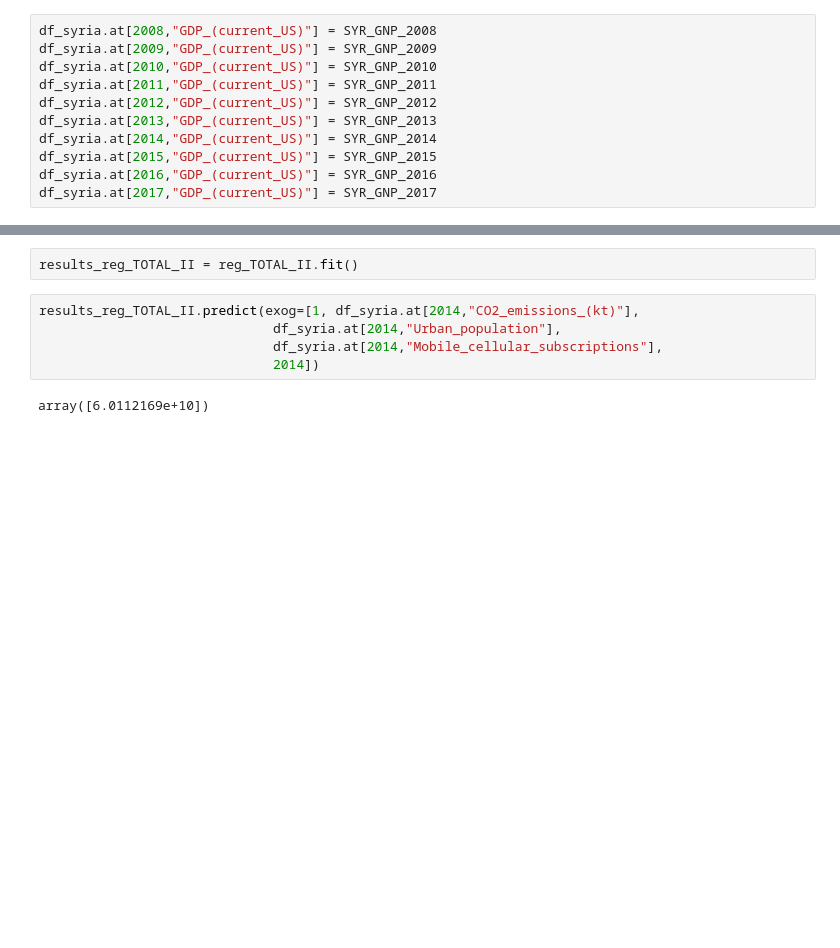
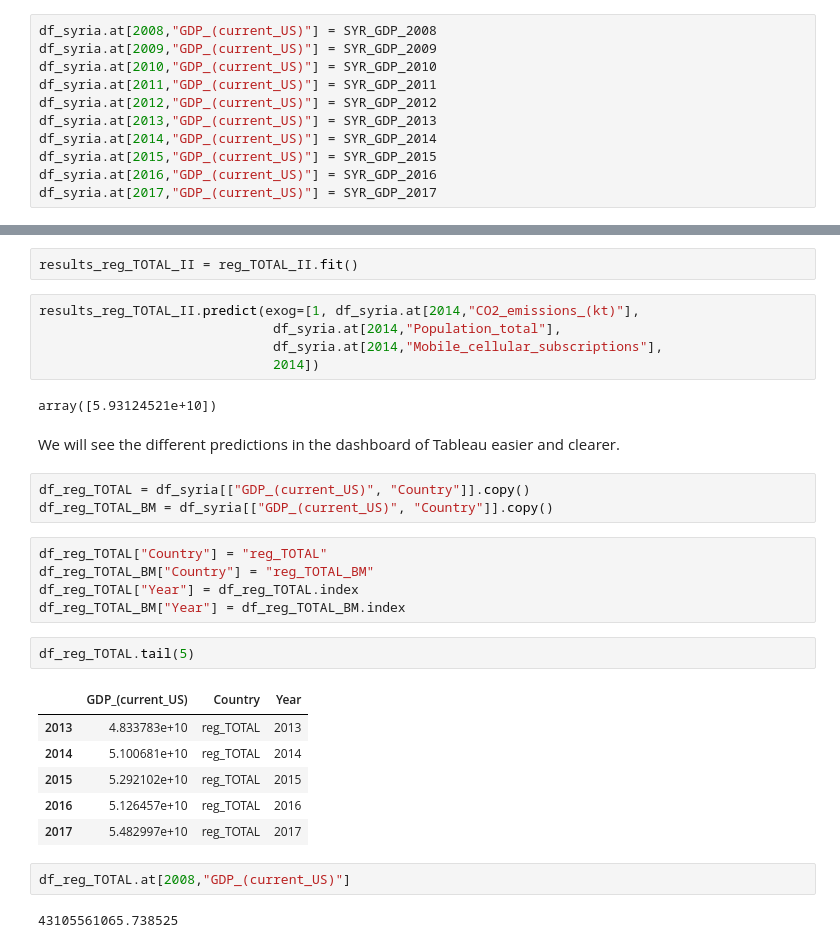
Before and after one commit to VicenteMolina/what-would-have-happened-if, a Jupyter notebook: LinearRegressions.ipynb, the cells around one changed output, grey strips where cells are left out. Cells and saved outputs as stored; diff of their text form; blank space fills up the shorter version.

```diff
--- a/LinearRegressions.ipynb
+++ b/LinearRegressions.ipynb
@@ -405,16 +414,16 @@ SYR_GNP_2017 = results_syr_II.predict(exog=[1, df_syria.at[2017,'CO2_emissions_(
                                             df_syria.at[2017,'Population_total'],
                                             df_syria.at[2017,'Mobile_cellular_subscriptions'], 2017])
 # %%
-df_syria.at[2008,"GDP_(current_US)"] = SYR_GNP_2008
-df_syria.at[2009,"GDP_(current_US)"] = SYR_GNP_2009
-df_syria.at[2010,"GDP_(current_US)"] = SYR_GNP_2010
-df_syria.at[2011,"GDP_(current_US)"] = SYR_GNP_2011
-df_syria.at[2012,"GDP_(current_US)"] = SYR_GNP_2012
-df_syria.at[2013,"GDP_(current_US)"] = SYR_GNP_2013
-df_syria.at[2014,"GDP_(current_US)"] = SYR_GNP_2014
-df_syria.at[2015,"GDP_(current_US)"] = SYR_GNP_2015
-df_syria.at[2016,"GDP_(current_US)"] = SYR_GNP_2016
-df_syria.at[2017,"GDP_(current_US)"] = SYR_GNP_2017
+df_syria.at[2008,"GDP_(current_US)"] = SYR_GDP_2008
+df_syria.at[2009,"GDP_(current_US)"] = SYR_GDP_2009
+df_syria.at[2010,"GDP_(current_US)"] = SYR_GDP_2010
+df_syria.at[2011,"GDP_(current_US)"] = SYR_GDP_2011
+df_syria.at[2012,"GDP_(current_US)"] = SYR_GDP_2012
+df_syria.at[2013,"GDP_(current_US)"] = SYR_GDP_2013
+df_syria.at[2014,"GDP_(current_US)"] = SYR_GDP_2014
+df_syria.at[2015,"GDP_(current_US)"] = SYR_GDP_2015
+df_syria.at[2016,"GDP_(current_US)"] = SYR_GDP_2016
+df_syria.at[2017,"GDP_(current_US)"] = SYR_GDP_2017
 # %%
 nearest = alt.selection(type='single', nearest=True, on='mouseover', fields=["Year"], empty='none')
 
@@ -498,8 +509,31 @@ reg_TOTAL_II = sm.OLS(endog=df_bm['GDP_(current_US)'],
 results_reg_TOTAL_II = reg_TOTAL_II.fit()
 # %%
 results_reg_TOTAL_II.predict(exog=[1, df_syria.at[2014,"CO2_emissions_(kt)"],
-                              df_syria.at[2014,"Urban_population"],
+                              df_syria.at[2014,"Population_total"],
                               df_syria.at[2014,"Mobile_cellular_subscriptions"],
                               2014])
 # %% [output]
-array([6.0112169e+10])
+array([5.93124521e+10])
+# %% [markdown]
+We will see the different predictions in the dashboard of Tableau easier and clearer.
+# %%
+df_reg_TOTAL = df_syria[["GDP_(current_US)", "Country"]].copy()
+df_reg_TOTAL_BM = df_syria[["GDP_(current_US)", "Country"]].copy()
+# %%
+df_reg_TOTAL["Country"] = "reg_TOTAL"
+df_reg_TOTAL_BM["Country"] = "reg_TOTAL_BM"
+df_reg_TOTAL["Year"] = df_reg_TOTAL.index
+df_reg_TOTAL_BM["Year"] = df_reg_TOTAL_BM.index
+# %%
+df_reg_TOTAL.tail(5)
+# %% [output]
+|  | GDP_(current_US) | Country | Year |
+| 2013 | 4.833783e+10 | reg_TOTAL | 2013 |
+| 2014 | 5.100681e+10 | reg_TOTAL | 2014 |
+| 2015 | 5.292102e+10 | reg_TOTAL | 2015 |
+| 2016 | 5.126457e+10 | reg_TOTAL | 2016 |
+| 2017 | 5.482997e+10 | reg_TOTAL | 2017 |
+# %%
+df_reg_TOTAL.at[2008,"GDP_(current_US)"]
+# %% [output]
+43105561065.738525
```
Also changed, not shown: parts of 12 cells of this notebook.
